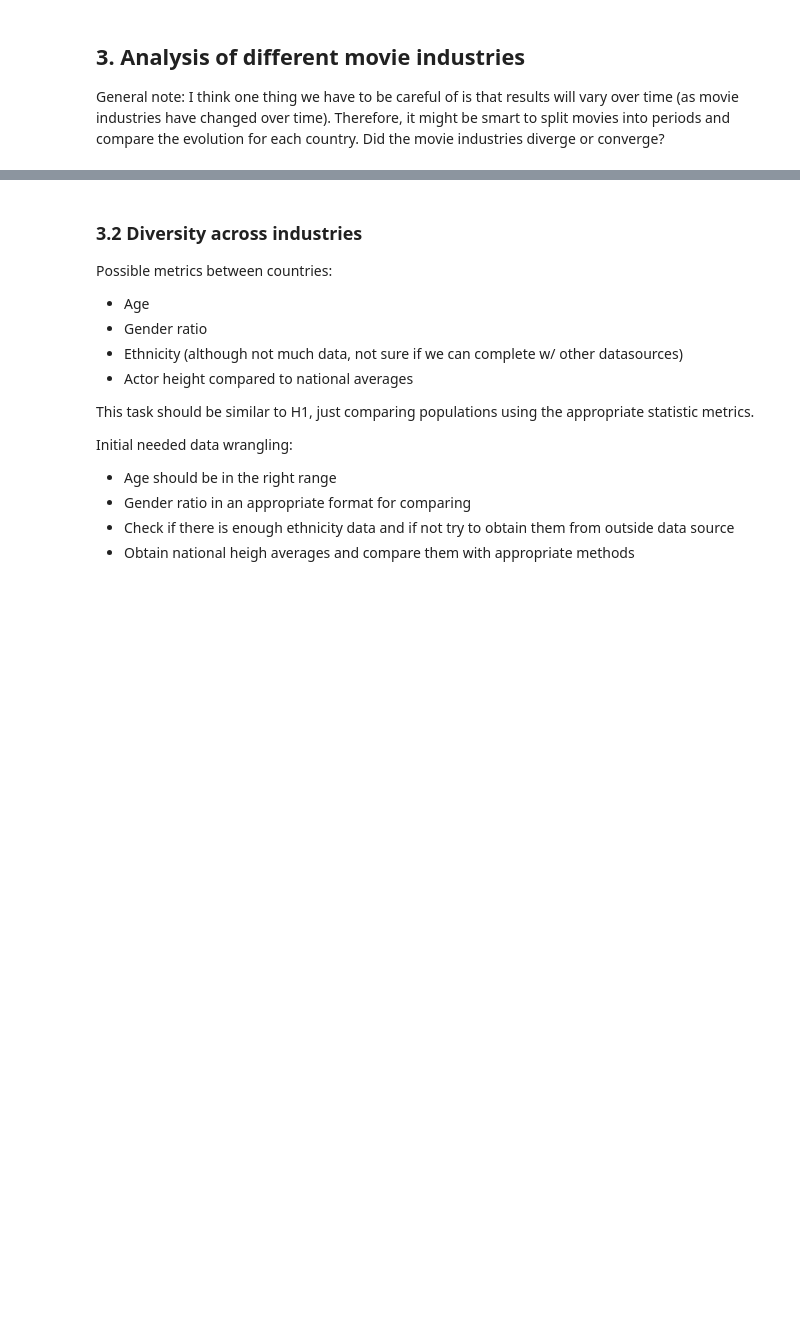
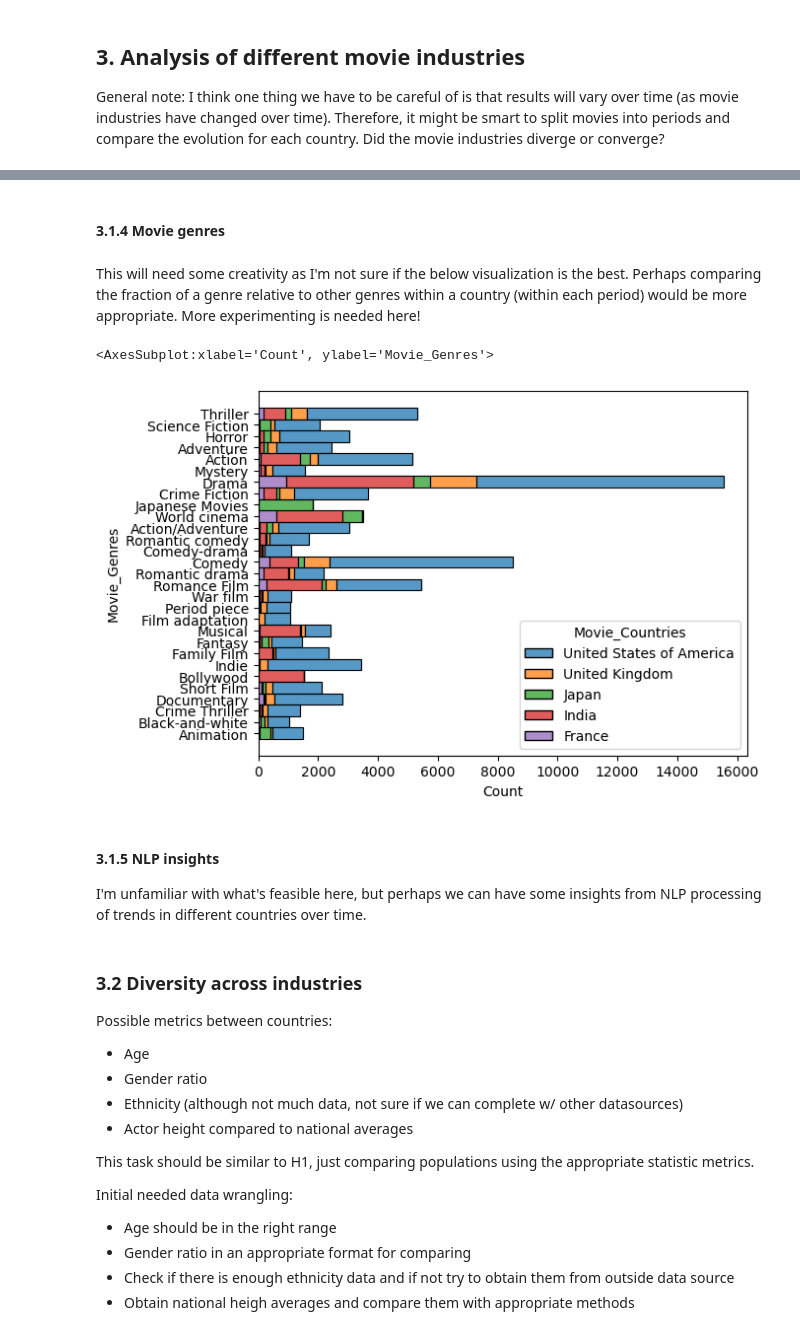
Before and after one commit to epfl-ada/ada-2022-project-robopros, a Jupyter notebook: notebooks/analysis-louis.ipynb, the cells around one changed output, grey strips where cells are left out. Saved outputs shown, nothing was run; the diff lists cells and outputs as text; code cells hidden in the pictures; blank space fills up the shorter version.

```diff
--- a/notebooks/analysis-louis.ipynb
+++ b/notebooks/analysis-louis.ipynb
@@ -189,3 +271,20 @@ It could be interesting to have some NLP insights here from the summaries across
+# %% [markdown]
+#### 3.1.4 Movie genres
+# %% [markdown]
+This will need some creativity as I'm not sure if the below visualization is the best.
+Perhaps comparing the fraction of a genre relative to other genres within a country (within each period) would be more appropriate.
+More experimenting is needed here!
+# %%
+genres = movies[['Movie_Countries', 'Movie_Genres', 'decade']]
+genres = genres.groupby(['Movie_Genres']).filter(lambda x: len(x) >= 1000)
+sns.histplot(genres, y='Movie_Genres', hue='Movie_Countries', multiple='stack')
+# %% [output]
+<AxesSubplot:xlabel='Count', ylabel='Movie_Genres'>
+[figure, added]
+# %% [markdown]
+#### 3.1.5 NLP insights
+
+I'm unfamiliar with what's feasible here, but perhaps we can have some insights from NLP processing of trends in different countries over time.
 # %% [markdown]
 ### 3.2 Diversity across industries
 
```
Also changed, not shown: parts of 20 cells of this notebook, 1 other file.
